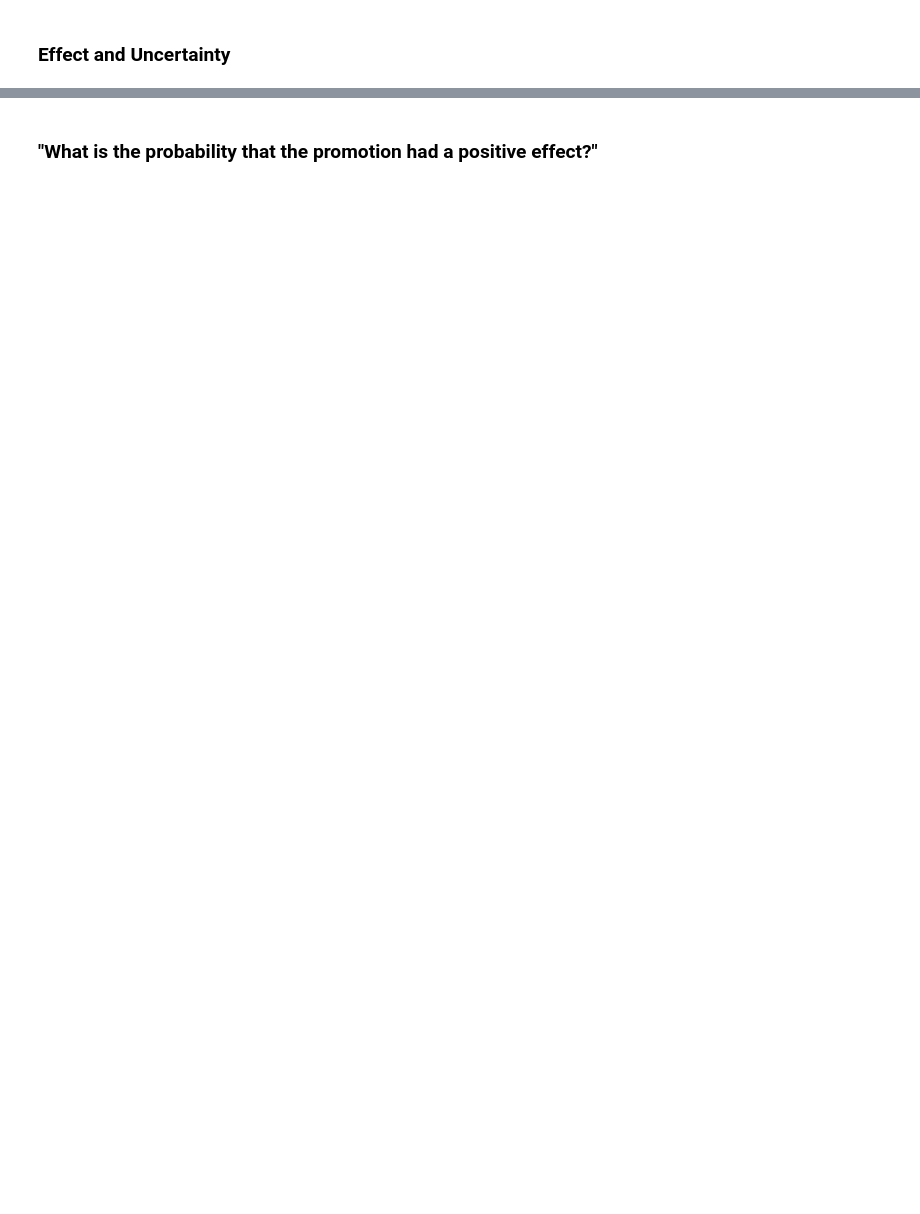
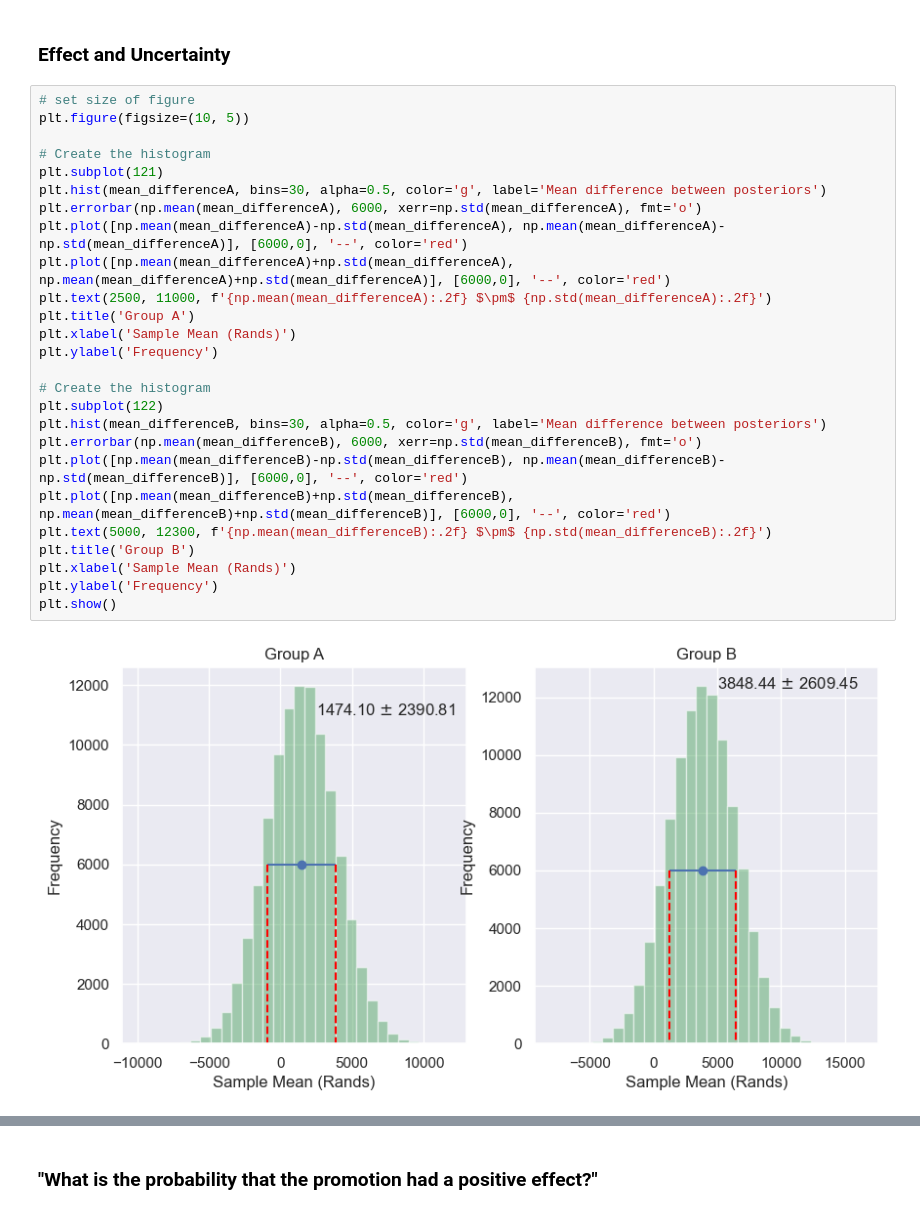
Before and after one commit to stormryanjohnson/AB-Testing-Sales-Assessment, a Jupyter notebook: ab_testing.ipynb, the cells around one changed output, grey strips where cells are left out. Drawn from its saved outputs; the diff is of its cells as text; blank space fills up the shorter version.

```diff
--- a/ab_testing.ipynb
+++ b/ab_testing.ipynb
@@ -245,4 +267,32 @@ plt.show()
 # %% [markdown]
 ### Effect and Uncertainty
+# %%
+# set size of figure
+plt.figure(figsize=(10, 5))
+
+# Create the histogram
+plt.subplot(121)
+plt.hist(mean_differenceA, bins=30, alpha=0.5, color='g', label='Mean difference between posteriors')
+plt.errorbar(np.mean(mean_differenceA), 6000, xerr=np.std(mean_differenceA), fmt='o')
+plt.plot([np.mean(mean_differenceA)-np.std(mean_differenceA), np.mean(mean_differenceA)-np.std(mean_differenceA)], [6000,0], '--', color='red')
+plt.plot([np.mean(mean_differenceA)+np.std(mean_differenceA), np.mean(mean_differenceA)+np.std(mean_differenceA)], [6000,0], '--', color='red')
+plt.text(2500, 11000, f'{np.mean(mean_differenceA):.2f} $\pm$ {np.std(mean_differenceA):.2f}')
+plt.title('Group A')
+plt.xlabel('Sample Mean (Rands)')
+plt.ylabel('Frequency')
+
+# Create the histogram
+plt.subplot(122)
+plt.hist(mean_differenceB, bins=30, alpha=0.5, color='g', label='Mean difference between posteriors')
+plt.errorbar(np.mean(mean_differenceB), 6000, xerr=np.std(mean_differenceB), fmt='o')
+plt.plot([np.mean(mean_differenceB)-np.std(mean_differenceB), np.mean(mean_differenceB)-np.std(mean_differenceB)], [6000,0], '--', color='red')
+plt.plot([np.mean(mean_differenceB)+np.std(mean_differenceB), np.mean(mean_differenceB)+np.std(mean_differenceB)], [6000,0], '--', color='red')
+plt.text(5000, 12300, f'{np.mean(mean_differenceB):.2f} $\pm$ {np.std(mean_differenceB):.2f}')
+plt.title('Group B')
+plt.xlabel('Sample Mean (Rands)')
+plt.ylabel('Frequency')
+plt.show()
+# %% [output]
+[figure, added]
 # %%
 print("The average effect and associated uncertainty is:")
```
Also changed, not shown: parts of 15 cells of this notebook.
